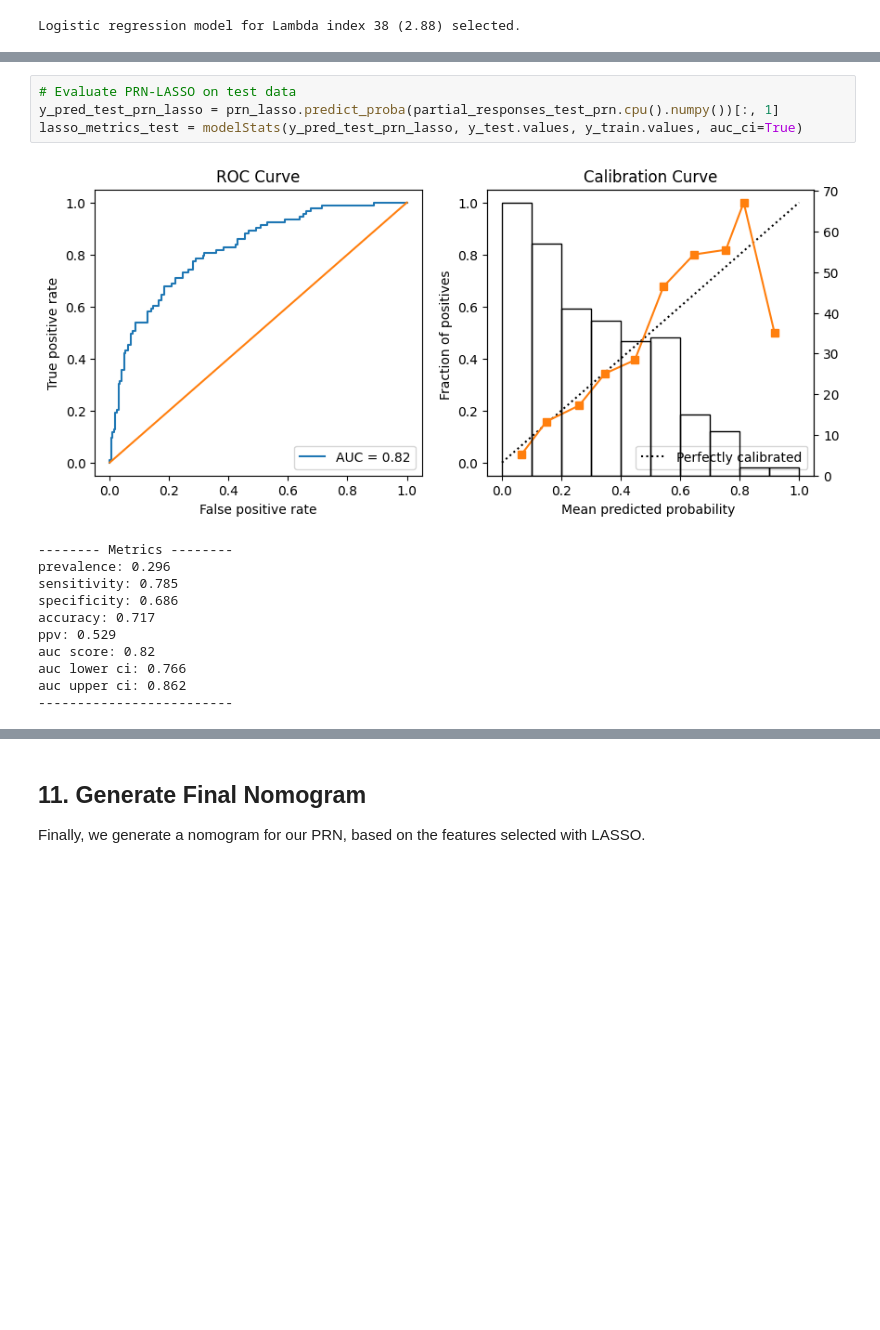
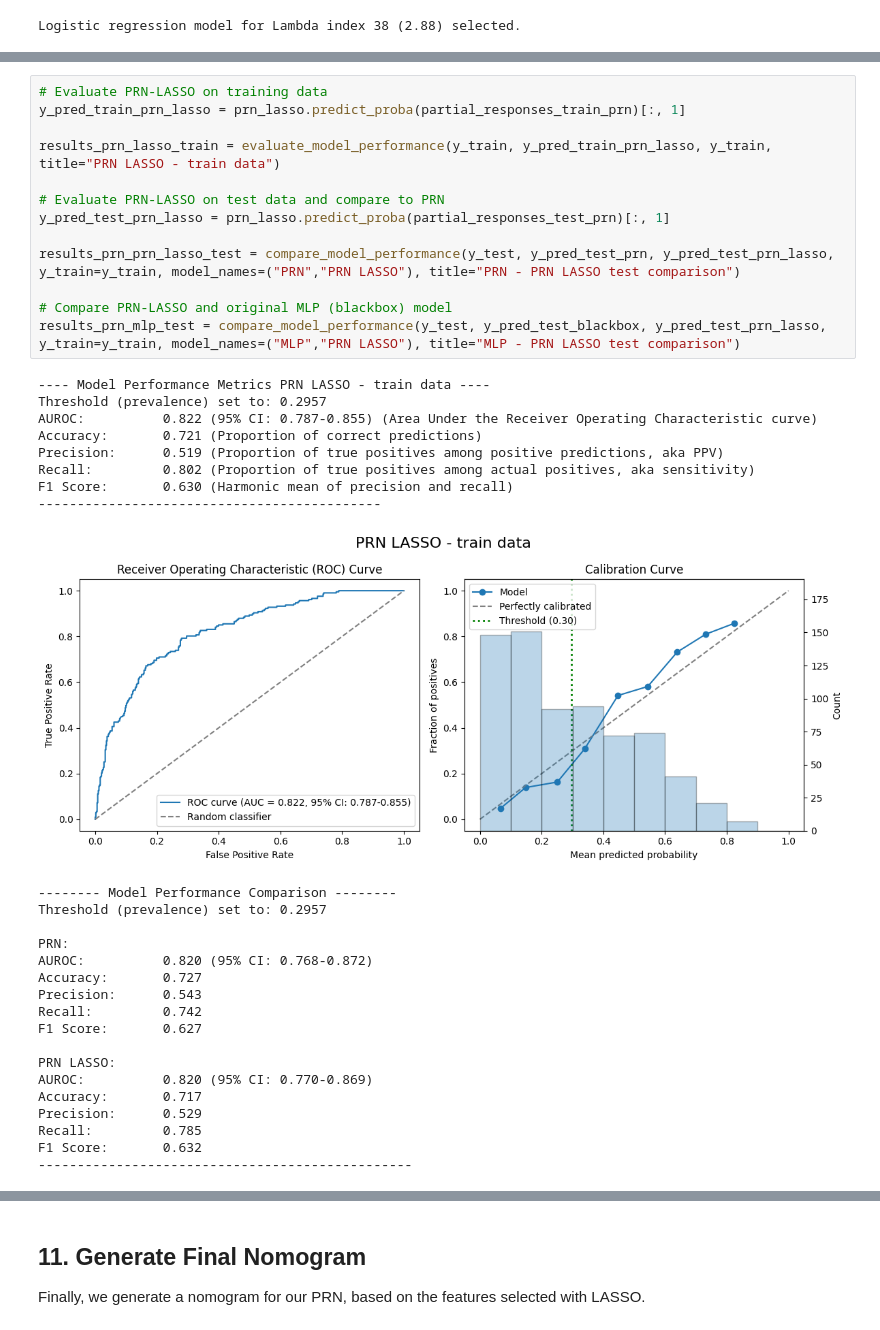
Before and after one commit to AIBCTS/PRiSM, a Jupyter notebook: notebooks/4.00-hpi-german-cc-example.ipynb, the cells around one changed output, grey strips where cells are left out. Saved outputs shown, nothing was run; the diff lists cells and outputs as text; blank space fills up the shorter version.

```diff
--- a/notebooks/4.00-hpi-german-cc-example.ipynb
+++ b/notebooks/4.00-hpi-german-cc-example.ipynb
@@ -548,16 +527,40 @@ auc upper ci: 0.851
-# %%
-# Evaluate PRN-LASSO on test data
-y_pred_test_prn_lasso = prn_lasso.predict_proba(partial_responses_test_prn.cpu().numpy())[:, 1]
-lasso_metrics_test = modelStats(y_pred_test_prn_lasso, y_test.values, y_train.values, auc_ci=True)
-# %% [output]
-[figure, removed]
--------- Metrics --------
-prevalence: 0.296
-sensitivity: 0.785
-specificity: 0.686
-accuracy: 0.717
-ppv: 0.529
-auc score: 0.82
-auc lower ci: 0.766
-auc upper ci: 0.862
--------------------------
+# %%
+# Evaluate PRN-LASSO on training data
+y_pred_train_prn_lasso = prn_lasso.predict_proba(partial_responses_train_prn)[:, 1]
+
+results_prn_lasso_train = evaluate_model_performance(y_train, y_pred_train_prn_lasso, y_train, title="PRN LASSO - train data")
+
+# Evaluate PRN-LASSO on test data and compare to PRN
+y_pred_test_prn_lasso = prn_lasso.predict_proba(partial_responses_test_prn)[:, 1]
+
+results_prn_prn_lasso_test = compare_model_performance(y_test, y_pred_test_prn, y_pred_test_prn_lasso, y_train=y_train, model_names=("PRN","PRN LASSO"), title="PRN - PRN LASSO test comparison")
+
+# Compare PRN-LASSO and original MLP (blackbox) model
+results_prn_mlp_test = compare_model_performance(y_test, y_pred_test_blackbox, y_pred_test_prn_lasso, y_train=y_train, model_names=("MLP","PRN LASSO"), title="MLP - PRN LASSO test comparison")
+# %% [output]
+---- Model Performance Metrics PRN LASSO - train data ----
+Threshold (prevalence) set to: 0.2957
+AUROC:          0.822 (95% CI: 0.787-0.855) (Area Under the Receiver Operating Characteristic curve)
+Accuracy:       0.721 (Proportion of correct predictions)
+Precision:      0.519 (Proportion of true positives among positive predictions, aka PPV)
+Recall:         0.802 (Proportion of true positives among actual positives, aka sensitivity)
+F1 Score:       0.630 (Harmonic mean of precision and recall)
+--------------------------------------------
+[figure, added]
+-------- Model Performance Comparison --------
+Threshold (prevalence) set to: 0.2957
+
+PRN:
+AUROC:          0.820 (95% CI: 0.768-0.872)
+Accuracy:       0.727
+Precision:      0.543
+Recall:         0.742
+F1 Score:       0.627
+
+PRN LASSO:
+AUROC:          0.820 (95% CI: 0.770-0.869)
+Accuracy:       0.717
+Precision:      0.529
+Recall:         0.785
+F1 Score:       0.632
+------------------------------------------------
```
Also changed, not shown: parts of 12 cells of this notebook, 3 other files.
